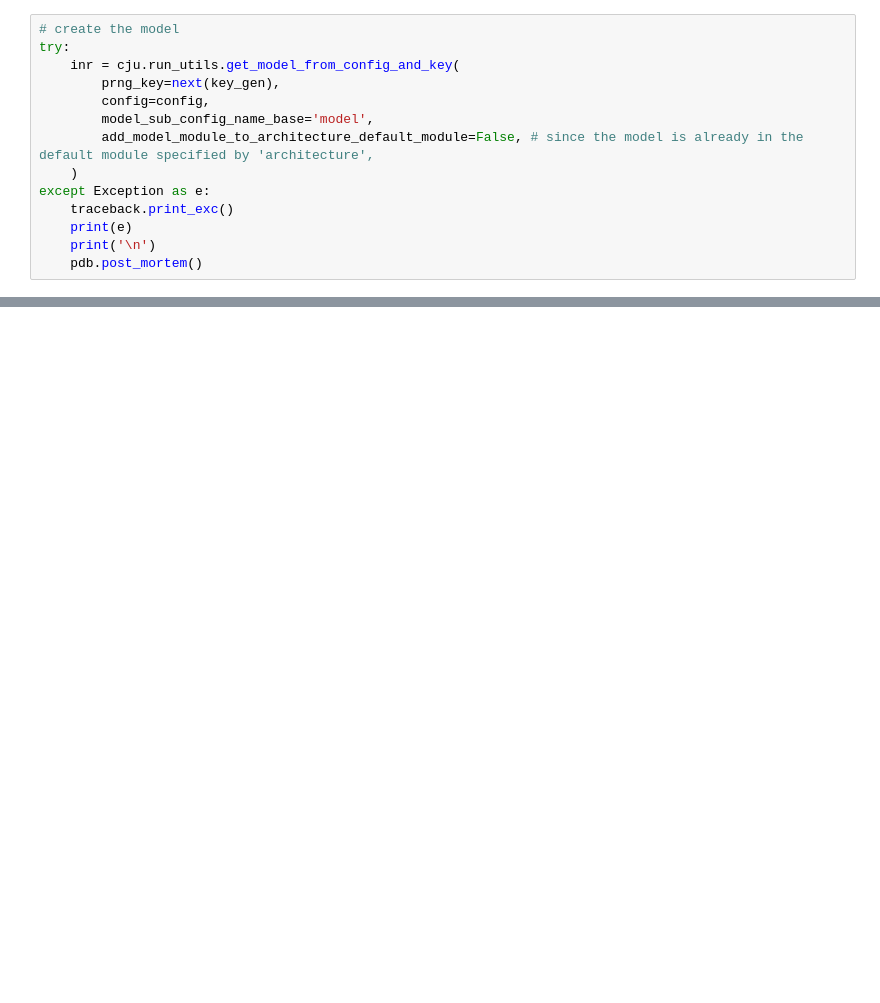
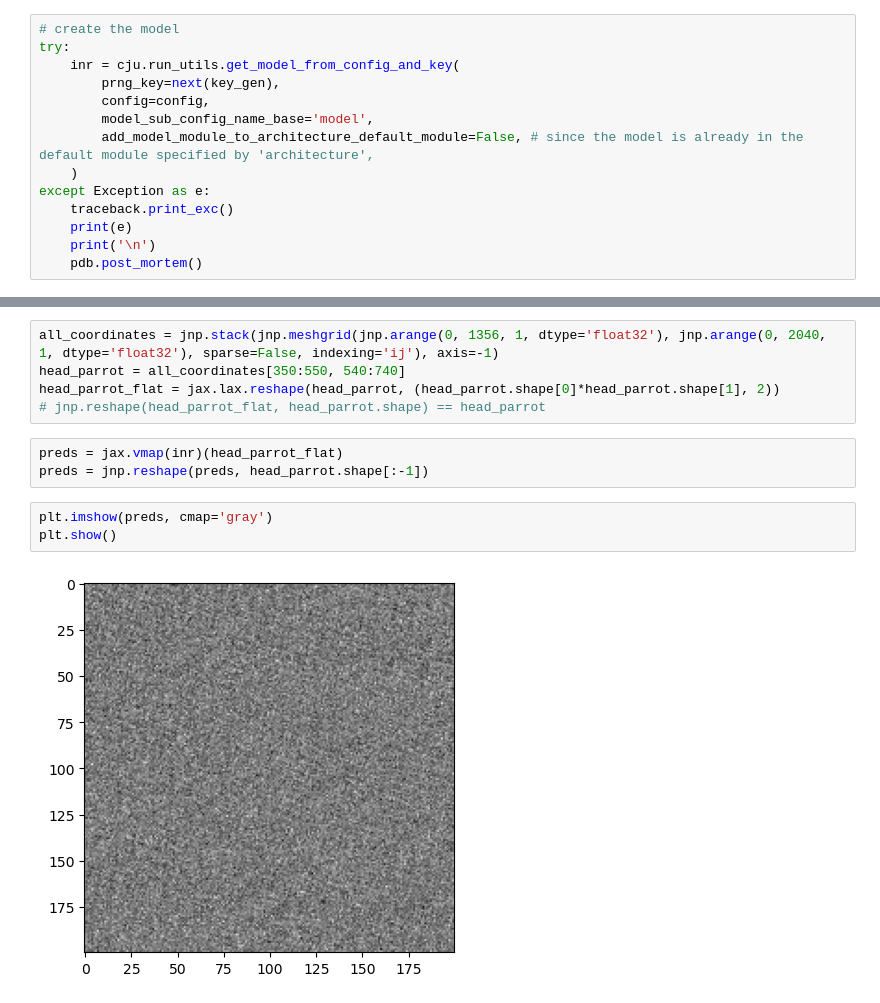
Before and after one commit to stilxam/INR_BEP, a Jupyter notebook: grad_train_trail.ipynb, the cells around one changed output, grey strips where cells are left out. Cells and saved outputs as stored; diff of their text form; blank space fills up the shorter version.

```diff
--- a/grad_train_trail.ipynb
+++ b/grad_train_trail.ipynb
@@ -99,0 +178,13 @@ Array([ 3.4059365, -1.1173221], dtype=float32)
+# %%
+all_coordinates = jnp.stack(jnp.meshgrid(jnp.arange(0, 1356, 1, dtype='float32'), jnp.arange(0, 2040, 1, dtype='float32'), sparse=False, indexing='ij'), axis=-1)
+head_parrot = all_coordinates[350:550, 540:740]
+head_parrot_flat = jax.lax.reshape(head_parrot, (head_parrot.shape[0]*head_parrot.shape[1], 2))
+# jnp.reshape(head_parrot_flat, head_parrot.shape) == head_parrot
+# %%
+preds = jax.vmap(inr)(head_parrot_flat)
+preds = jnp.reshape(preds, head_parrot.shape[:-1])
+# %%
+plt.imshow(preds, cmap='gray')
+plt.show()
+# %% [output]
+[figure, added]
```
Also changed, not shown: parts of 17 cells of this notebook, 1 other file.
